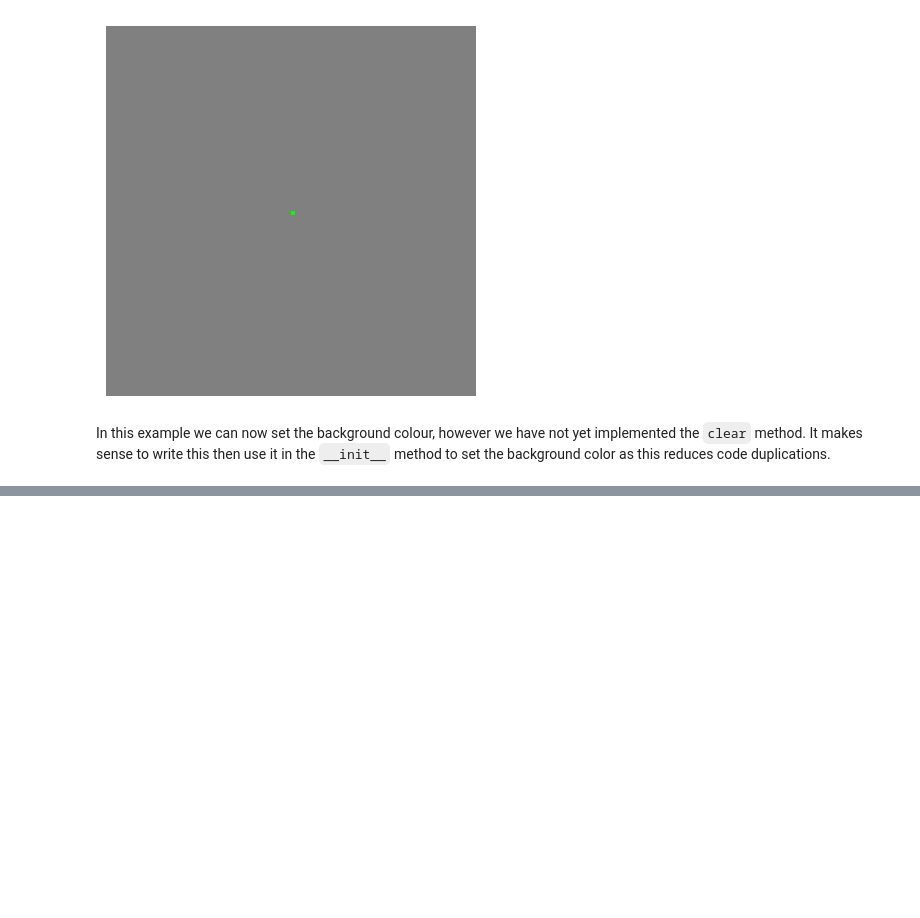
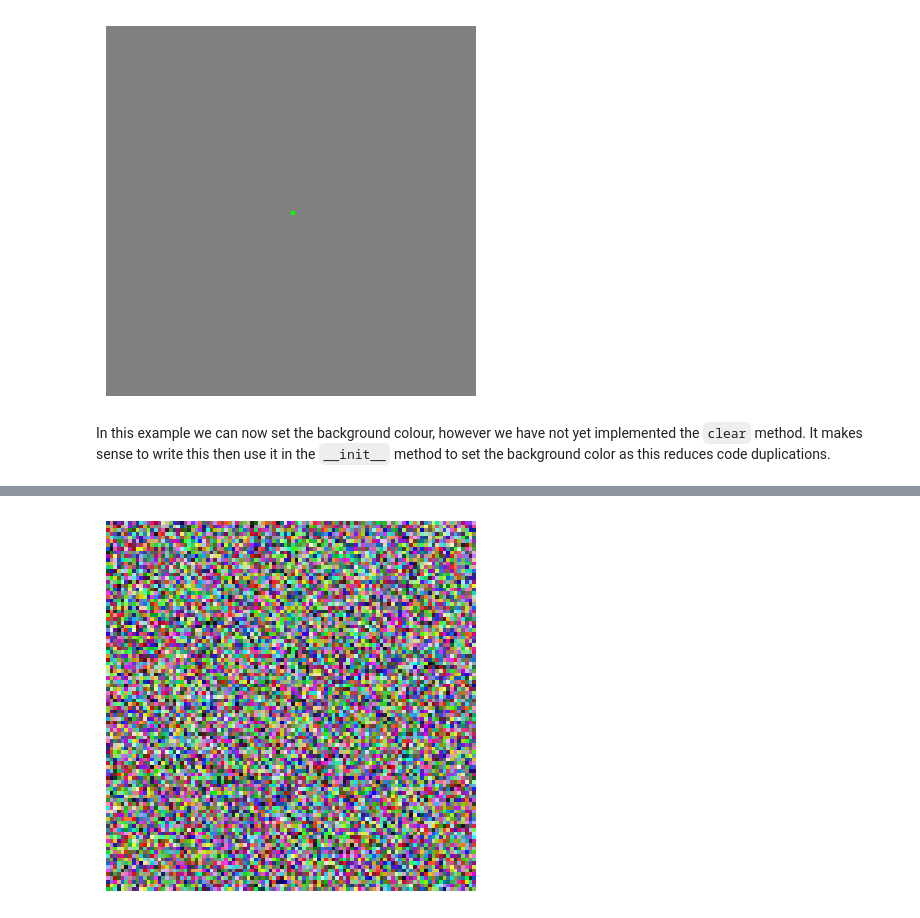
Before and after one commit to NCCA/SEForMedia, a Jupyter notebook: ImageLab/ImageLab.ipynb, the cells around one changed output, grey strips where cells are left out. Drawn from its saved outputs; the diff is of its cells as text; code cells hidden in the pictures; blank space fills up the shorter version.

```diff
--- a/ImageLab/ImageLab.ipynb
+++ b/ImageLab/ImageLab.ipynb
@@ -195,0 +167,5 @@ class Image:
+# %%
+image=Image.from_file('random.png')
+image.display()
+# %% [output]
+[figure, added]
```
Also changed, not shown: parts of 20 cells of this notebook, 14 other files.
